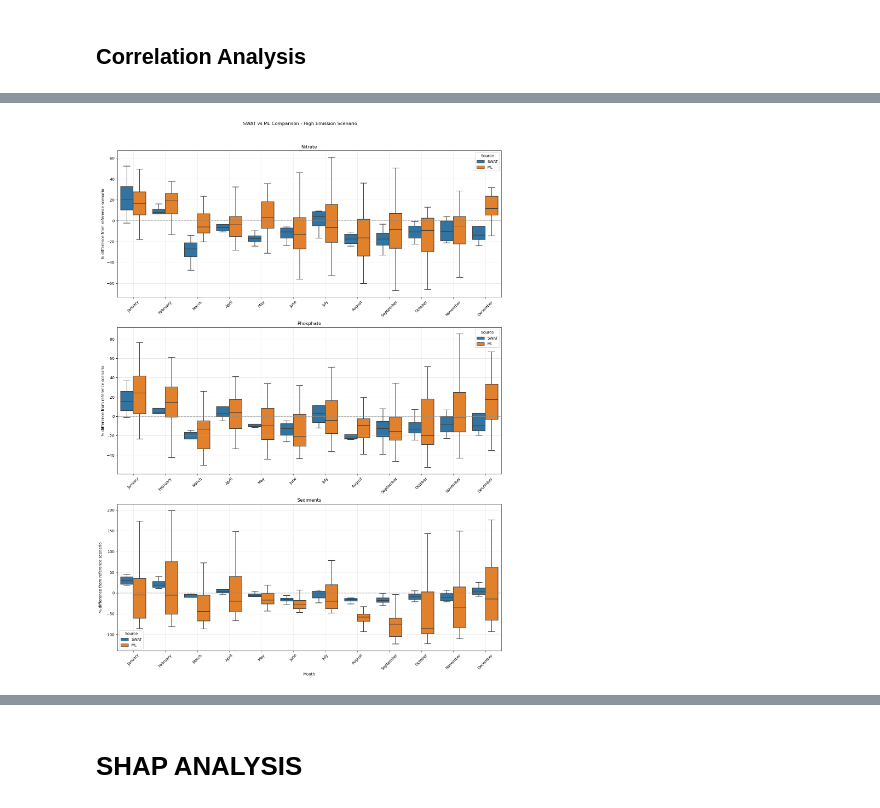
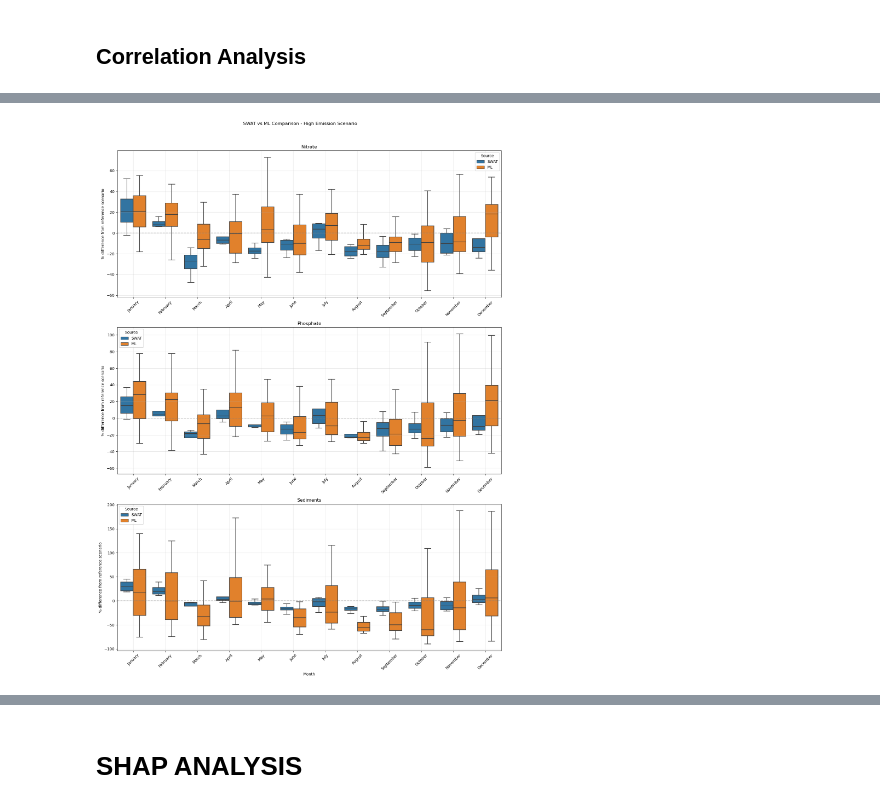
Before and after one commit to azamkhan99/swan_ml, a Jupyter notebook: inference_analysis_scripts/inference_analyses_ffnn.ipynb, the cells around one changed output, grey strips where cells are left out. Saved outputs shown, nothing was run; the diff lists cells and outputs as text; code cells hidden in the pictures.

```diff
--- a/inference_analyses_tabnet.ipynb
+++ b/inference_analysis_scripts/inference_analyses_ffnn.ipynb
@@ -10,7 +10,7 @@ import numpy as np
 import matplotlib.pyplot as plt
 import seaborn as sns
 # %%
-prediction_outputs_dir = "../ml_prediction_outputs"
+prediction_outputs_dir = "../../ml_prediction_outputs_ffnn"
 
 climate_models = ["GFDL-ESM", "IPSL-CM6A-LR", "MPI-ESM1-2-HR", "MRI-ESM2-0"]
 scenarios = ["HighEmission", "LowEmission"]
@@ -567,4 +554,0 @@ See the caveats in the documentation: https://pandas.pydata.org/pandas-docs/stab
-# %%
-le_percent_diff['Source'] = 'ML'
-he_percent_diff['Source'] = 'ML'
-swat_df['Source'] = 'SWAT'
@@ -582,71 +555,67 @@ See the caveats in the documentation: https://pandas.pydata.org/pandas-docs/stab
 # %%
+
+
 fig, (ax1, ax2, ax3) = plt.subplots(3, 1, figsize=(15, 20))
 
 # Plot for Nitrate
 sns.boxplot(
-    data=pd.concat(
-        [
-            swat_df[swat_df["treatment"] == "Nitrate"],
-            he_percent_diff[he_percent_diff["treatment"] == "Nitrate"],
-        ]
-    ),
-    x="Month",
-    y="percent_diff_from_ref_scenario",
-    hue="Source",
+    data=pd.concat([
+        swat_df[swat_df['treatment'] == 'Nitrate'],
+        he_percent_diff[he_percent_diff['treatment'] == 'Nitrate']
+    ]),
+    x='Month',
+    y='percent_diff_from_ref_scenario',
+    hue='Source',
     order=month_order,
     showfliers=False,
-    ax=ax1,
+    ax=ax1
 )
-ax1.set_title("Nitrate")
-ax1.set_xlabel("")
-ax1.axhline(y=0, color="gray", linestyle="--", alpha=0.5)
+ax1.set_title('Nitrate')
+ax1.set_xlabel('')
+ax1.axhline(y=0, color='gray', linestyle='--', alpha=0.5)
 
 # Plot for Phosphate
 sns.boxplot(
-    data=pd.concat(
-        [
-            swat_df[swat_df["treatment"] == "Phosphate"],
-            he_percent_diff[he_percent_diff["treatment"] == "Phosphate"],
-        ]
-    ),
-    x="Month",
-    y="percent_diff_from_ref_scenario",
-    hue="Source",
+    data=pd.concat([
+        swat_df[swat_df['treatment'] == 'Phosphate'],
+        he_percent_diff[he_percent_diff['treatment'] == 'Phosphate']
+    ]),
+    x='Month',
+    y='percent_diff_from_ref_scenario',
+    hue='Source',
     order=month_order,
     showfliers=False,
-    ax=ax2,
+    ax=ax2
 )
-ax2.set_title("Phosphate")
-ax2.set_xlabel("")
-ax2.axhline(y=0, color="gray", linestyle="--", alpha=0.5)
+ax2.set_title('Phosphate')
+ax2.set_xlabel('')
+ax2.axhline(y=0, color='gray', linestyle='--', alpha=0.5)
 
 # Plot for Sediments
 sns.boxplot(
-    data=pd.concat(
-        [
-            swat_df[swat_df["treatment"] == "Sediments"],
-            he_percent_diff[he_percent_diff["treatment"] == "Sediments"],
-        ]
-    ),
-    x="Month",
-    y="percent_diff_from_ref_scenario",
-    hue="Source",
+    data=pd.concat([
+        swat_df[swat_df['treatment'] == 'Sediments'],
+        he_percent_diff[he_percent_diff['treatment'] == 'Sediments']
+    ]),
+    x='Month',
+    y='percent_diff_from_ref_scenario',
+    hue='Source',
     order=month_order,
     showfliers=False,
-    ax=ax3,
+    ax=ax3
 )
-ax3.set_title("Sediments")
-ax3.set_xlabel("Month")
-ax3.axhline(y=0, color="gray", linestyle="--", alpha=0.5)
+ax3.set_title('Sediments')
+ax3.set_xlabel('Month')
+ax3.axhline(y=0, color='gray', linestyle='--', alpha=0.5)
 
 # Rotate x-axis labels for better readability
 for ax in [ax1, ax2, ax3]:
-    ax.tick_params(axis="x", rotation=45)
-    ax.set_ylabel("% difference from reference scenario")
+    ax.tick_params(axis='x', rotation=45)
+    ax.set_ylabel('% difference from reference scenario')
     ax.grid(True, alpha=0.3)
 
-plt.suptitle("SWAT vs ML Comparison - High Emission Scenario", y=1.02)
+plt.suptitle('SWAT vs ML Comparison - High Emission Scenario', y=1.02)
 plt.tight_layout()
 plt.show()
 # %% [output]
-[figure, old version]
+[figure, new version]
```
Also changed, not shown: parts of 14 cells of this notebook, 16 other files.
